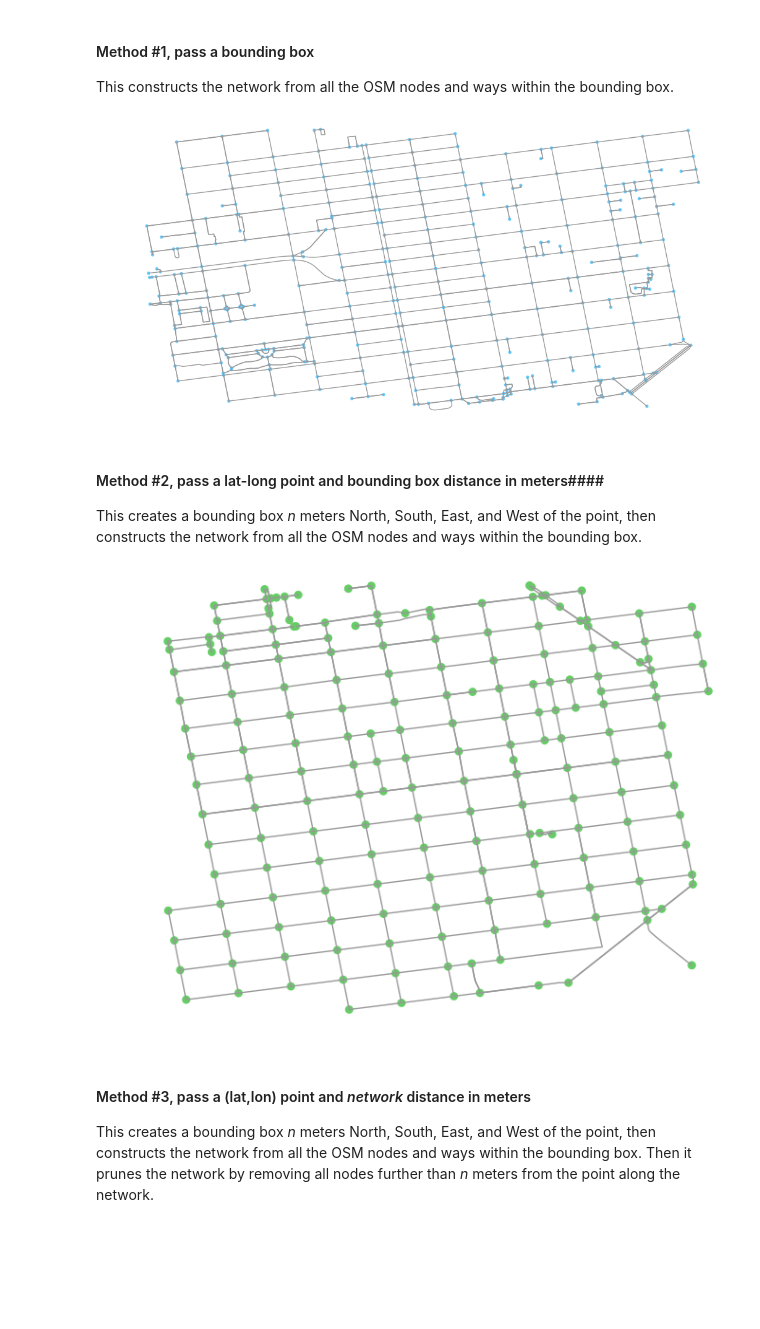
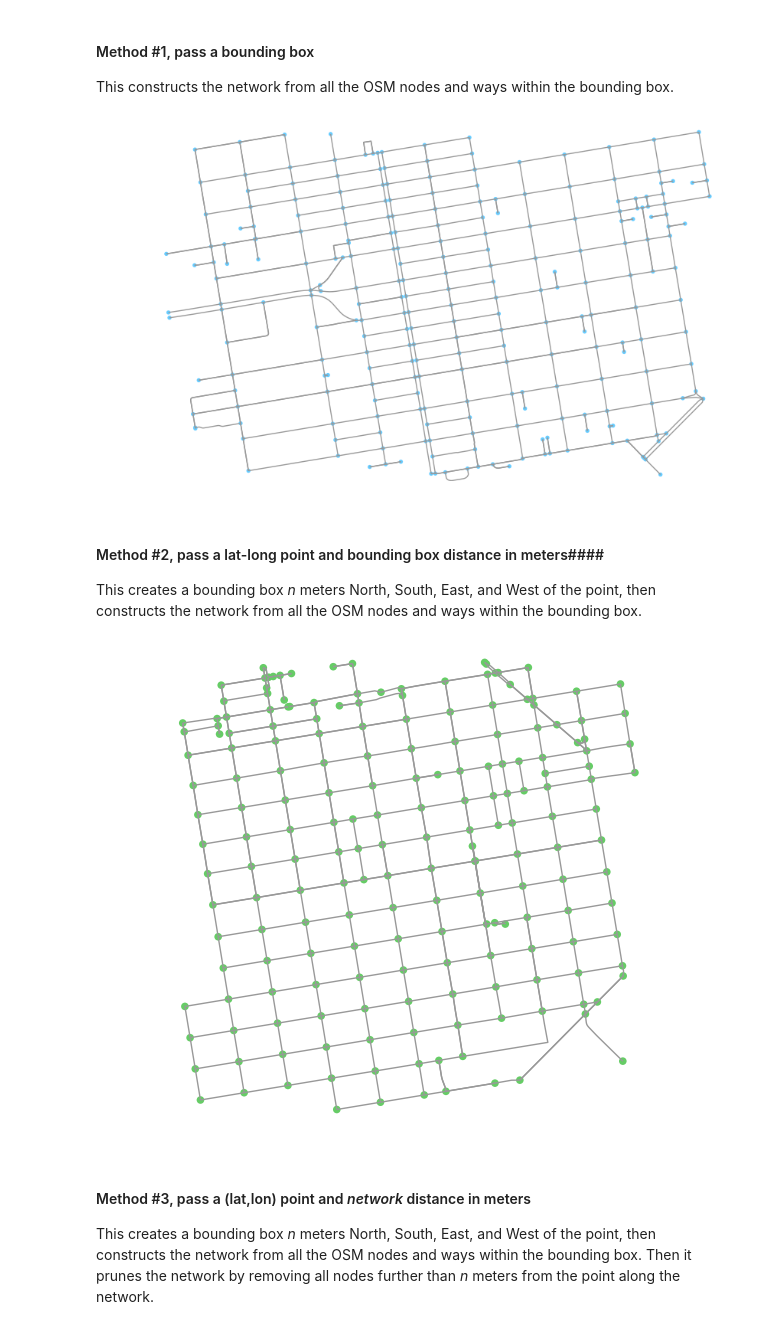
Before and after one commit to gboeing/osmnx, a Jupyter notebook: 01-overview-osmnx.ipynb, the cells around one changed output. Saved outputs shown, nothing was run; the diff lists cells and outputs as text; code cells hidden in the pictures; blank space fills up the shorter version.

```diff
--- a/01-overview-osmnx.ipynb
+++ b/01-overview-osmnx.ipynb
@@ -56,12 +56,13 @@ You can also specify several different network types:
 # %%
 # define a bounding box in San Francisco
 north, south, east, west = 37.79, 37.78, -122.41, -122.43
 
 # create network from that bounding box
-G1 = ox.graph_from_bbox(north, south, east, west)
+G1 = ox.graph_from_bbox(north, south, east, west, network_type='drive_service')
+G1 = ox.project_graph(G1)
 fig, ax = ox.plot_graph(G1)
 # %% [output]
-[figure, old version]
+[figure, new version]
 # %% [markdown]
 #### Method #2, pass a lat-long point and bounding box distance in meters####
 This creates a bounding box *n* meters North, South, East, and West of the point, then constructs the network from all the OSM nodes and ways within the bounding box.
@@ -71,9 +72,10 @@ location_point = (37.791427, -122.410018)
 
 # create network from point, inside bounding box of N, S, E, W each 750m from point
 G2 = ox.graph_from_point(location_point, distance=750, distance_type='bbox', network_type='drive')
-fig, ax = ox.plot_graph(G2, node_size=40, node_color='#66cc66')
+G2 = ox.project_graph(G2)
+fig, ax = ox.plot_graph(G2, node_size=30, node_color='#66cc66')
 # %% [output]
-[figure, old version]
+[figure, new version]
 # %% [markdown]
 #### Method #3, pass a (lat,lon) point and *network* distance in meters ####
 
```
Also changed, not shown: parts of 6 cells of this notebook, 5 other files.
